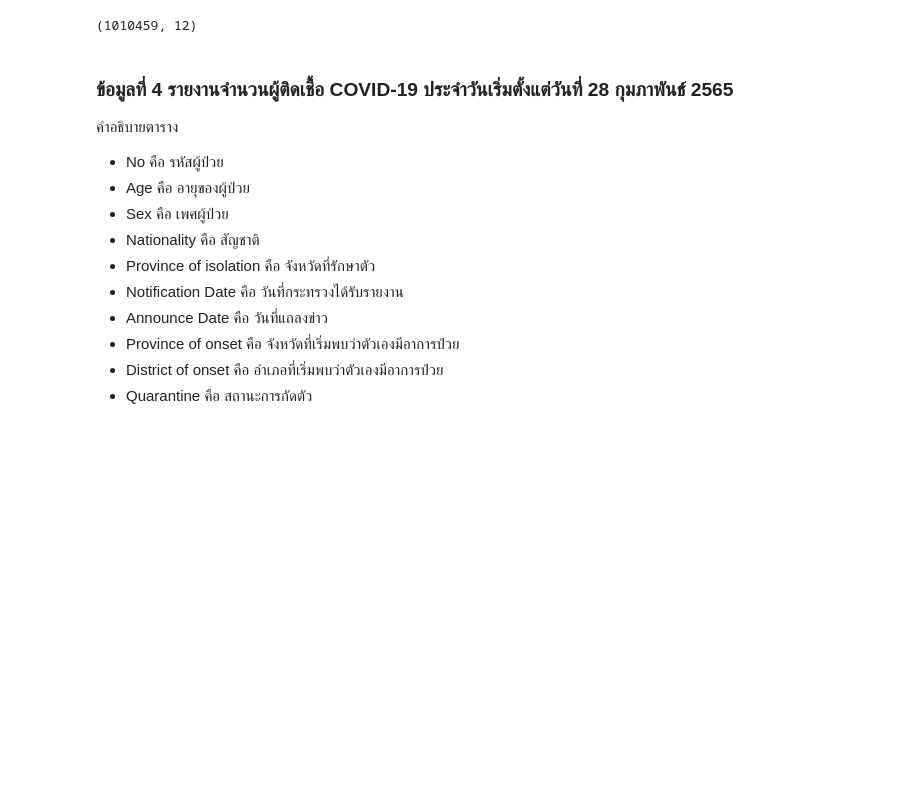
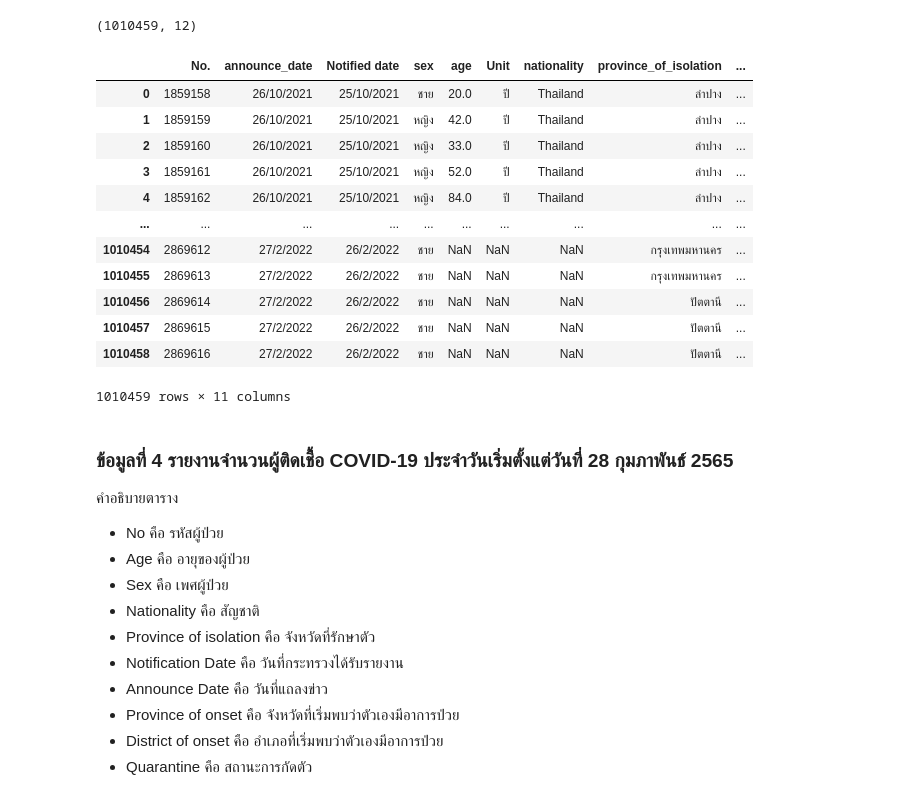
Before and after one commit to chuangchai49097/data_viz_2022, a Jupyter notebook: Project_Python.ipynb, the cells around one changed output. Cells and saved outputs as stored; diff of their text form; code cells hidden in the pictures; blank space fills up the shorter version.

```diff
--- a/Project_Python.ipynb
+++ b/Project_Python.ipynb
@@ -105,6 +105,23 @@ covid_oct_21.head()  # เรียกดูข้อมูลแค่หัว
 covid_oct_21.shape  # ขนาดของ covid_oct_21
 # %% [output]
 (1010459, 12)
+# %%
+covid_oct_21_cut = covid_oct_21.iloc[:,:-1]
+covid_oct_21_cut
+# %% [output]
+|  | No. | announce_date | Notified date | sex | age | Unit | nationality | province_of_isolation | ... |
+| 0 | 1859158 | 26/10/2021 | 25/10/2021 | ชาย | 20.0 | ปี | Thailand | ลำปาง | ... |
+| 1 | 1859159 | 26/10/2021 | 25/10/2021 | หญิง | 42.0 | ปี | Thailand | ลำปาง | ... |
+| 2 | 1859160 | 26/10/2021 | 25/10/2021 | หญิง | 33.0 | ปี | Thailand | ลำปาง | ... |
+| 3 | 1859161 | 26/10/2021 | 25/10/2021 | หญิง | 52.0 | ปี | Thailand | ลำปาง | ... |
+| 4 | 1859162 | 26/10/2021 | 25/10/2021 | หญิง | 84.0 | ปี | Thailand | ลำปาง | ... |
+| ... | ... | ... | ... | ... | ... | ... | ... | ... | ... |
+| 1010454 | 2869612 | 27/2/2022 | 26/2/2022 | ชาย | NaN | NaN | NaN | กรุงเทพมหานคร | ... |
+| 1010455 | 2869613 | 27/2/2022 | 26/2/2022 | ชาย | NaN | NaN | NaN | กรุงเทพมหานคร | ... |
+| 1010456 | 2869614 | 27/2/2022 | 26/2/2022 | ชาย | NaN | NaN | NaN | ปัตตานี | ... |
+| 1010457 | 2869615 | 27/2/2022 | 26/2/2022 | ชาย | NaN | NaN | NaN | ปัตตานี | ... |
+| 1010458 | 2869616 | 27/2/2022 | 26/2/2022 | ชาย | NaN | NaN | NaN | ปัตตานี | ... |
+1010459 rows × 11 columns
 # %% [markdown]
 ### ข้อมูลที่ 4 รายงานจำนวนผู้ติดเชื้อ COVID-19 ประจำวันเริ่มตั้งแต่วันที่ 28 กุมภาพันธ์ 2565
 
```
Also changed, not shown: parts of 25 cells of this notebook.
